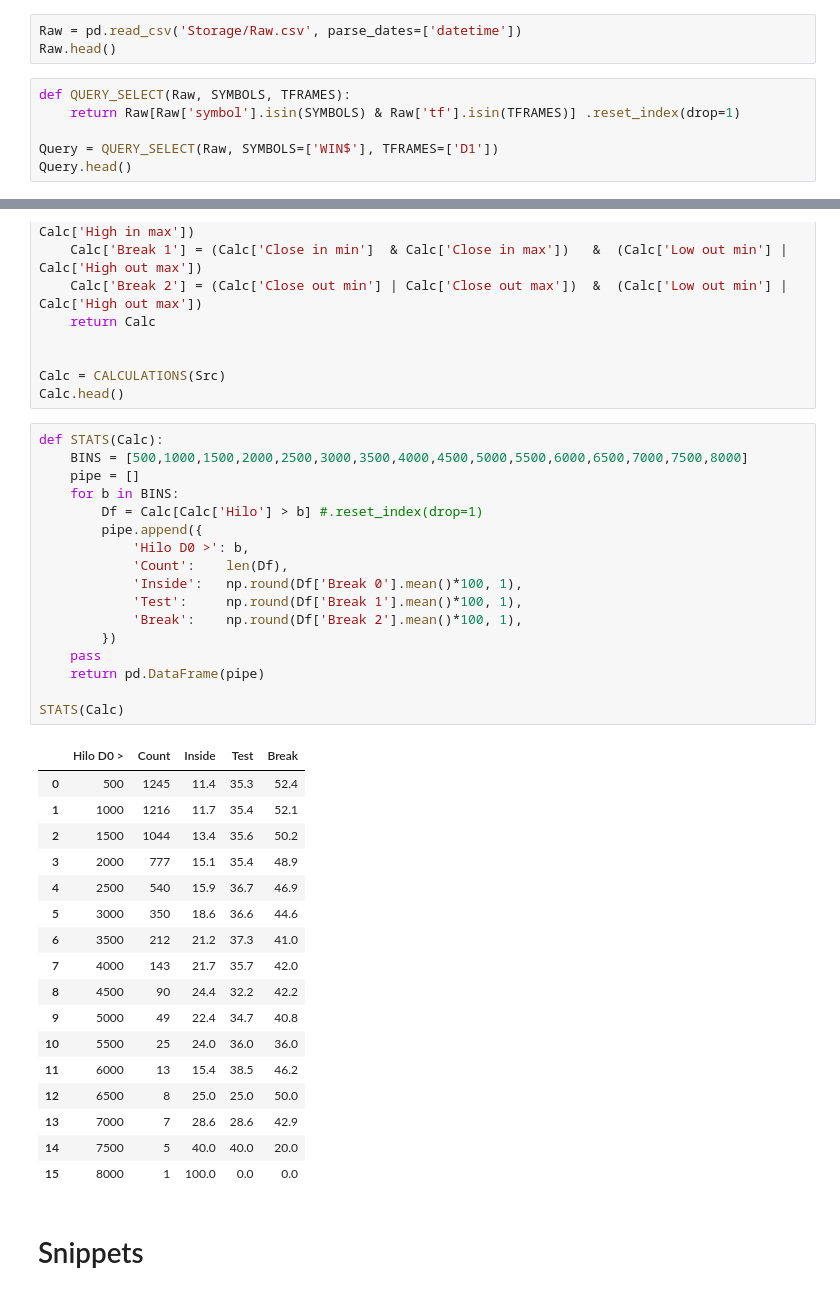
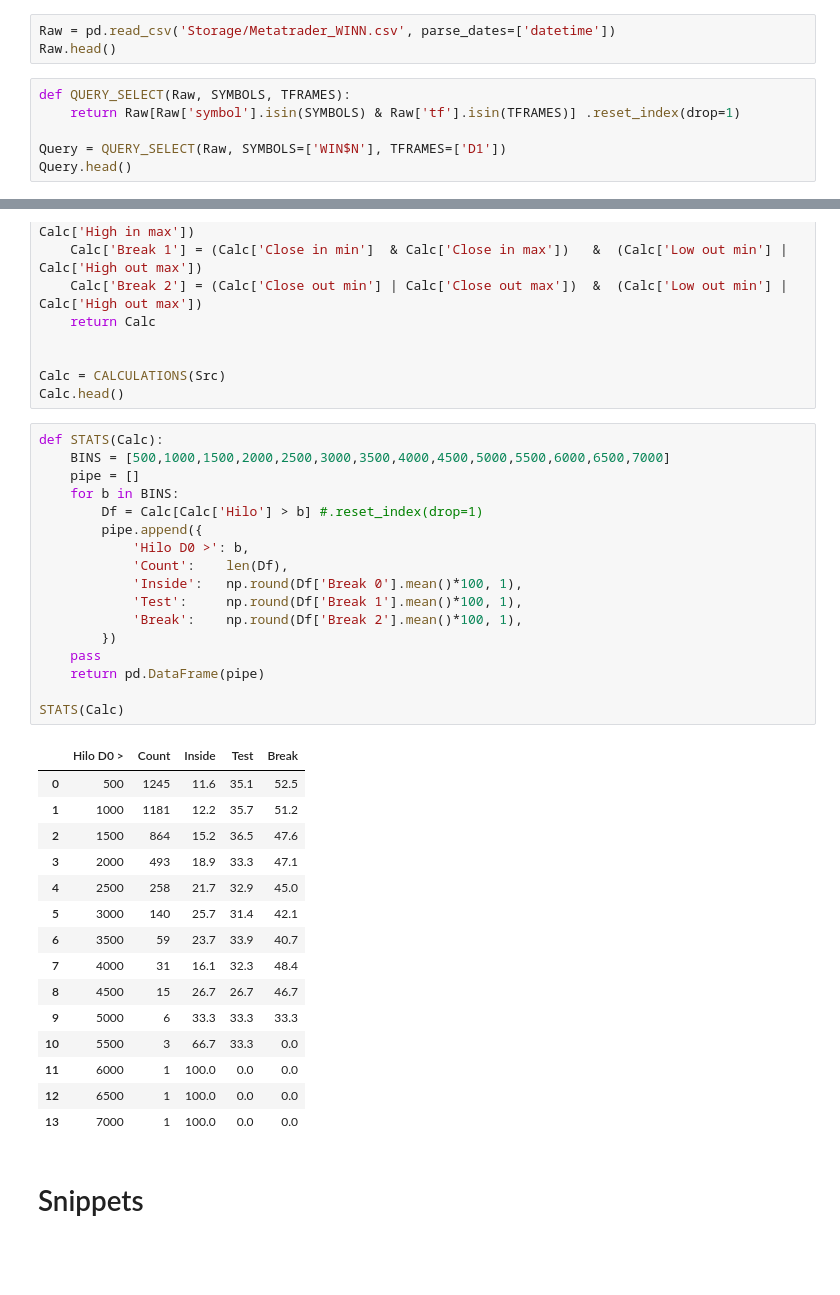
Before and after one commit to jhvissotto/Analise-Probabilistica-do-Mini-Indice, a Jupyter notebook: Stats Day/Tests n Breaks.ipynb, the cells around one changed output, grey strips where cells are left out. Cells and saved outputs as stored; diff of their text form; blank space fills up the shorter version.

```diff
--- a/Stats Day/Tests n Breaks.ipynb
+++ b/Stats Day/Tests n Breaks.ipynb
@@ -12,13 +12,13 @@ pd.set_option('display.max_columns', None)
 # %% [markdown]
 # Load
 # %%
-Raw = pd.read_csv('Storage/Raw.csv', parse_dates=['datetime'])
+Raw = pd.read_csv('Storage/Metatrader_WINN.csv', parse_dates=['datetime'])
 Raw.head()
 # %%
 def QUERY_SELECT(Raw, SYMBOLS, TFRAMES):
     return Raw[Raw['symbol'].isin(SYMBOLS) & Raw['tf'].isin(TFRAMES)] .reset_index(drop=1)
 
-Query = QUERY_SELECT(Raw, SYMBOLS=['WIN$'], TFRAMES=['D1'])
+Query = QUERY_SELECT(Raw, SYMBOLS=['WIN$N'], TFRAMES=['D1'])
 Query.head()
 # %% [markdown]
 # Data
@@ -70,39 +70,37 @@ Calc = CALCULATIONS(Src)
 Calc.head()
 # %%
 def STATS(Calc):
-    BINS = [500,1000,1500,2000,2500,3000,3500,4000,4500,5000,5500,6000,6500,7000,7500,8000]
+    BINS = [500,1000,1500,2000,2500,3000,3500,4000,4500,5000,5500,6000,6500,7000]
     pipe = []
     for b in BINS:
         Df = Calc[Calc['Hilo'] > b] #.reset_index(drop=1)
         pipe.append({
             'Hilo D0 >': b,
             'Count':    len(Df),
             'Inside':   np.round(Df['Break 0'].mean()*100, 1),
             'Test':     np.round(Df['Break 1'].mean()*100, 1),
             'Break':    np.round(Df['Break 2'].mean()*100, 1),
         })
     pass
     return pd.DataFrame(pipe)
 
 STATS(Calc)
 # %% [output]
 |  | Hilo D0 > | Count | Inside | Test | Break |
-| 0 | 500 | 1245 | 11.4 | 35.3 | 52.4 |
-| 1 | 1000 | 1216 | 11.7 | 35.4 | 52.1 |
-| 2 | 1500 | 1044 | 13.4 | 35.6 | 50.2 |
-| 3 | 2000 | 777 | 15.1 | 35.4 | 48.9 |
-| 4 | 2500 | 540 | 15.9 | 36.7 | 46.9 |
-| 5 | 3000 | 350 | 18.6 | 36.6 | 44.6 |
-| 6 | 3500 | 212 | 21.2 | 37.3 | 41.0 |
-| 7 | 4000 | 143 | 21.7 | 35.7 | 42.0 |
-| 8 | 4500 | 90 | 24.4 | 32.2 | 42.2 |
-| 9 | 5000 | 49 | 22.4 | 34.7 | 40.8 |
-| 10 | 5500 | 25 | 24.0 | 36.0 | 36.0 |
-| 11 | 6000 | 13 | 15.4 | 38.5 | 46.2 |
-| 12 | 6500 | 8 | 25.0 | 25.0 | 50.0 |
-| 13 | 7000 | 7 | 28.6 | 28.6 | 42.9 |
-| 14 | 7500 | 5 | 40.0 | 40.0 | 20.0 |
-| 15 | 8000 | 1 | 100.0 | 0.0 | 0.0 |
+| 0 | 500 | 1245 | 11.6 | 35.1 | 52.5 |
+| 1 | 1000 | 1181 | 12.2 | 35.7 | 51.2 |
+| 2 | 1500 | 864 | 15.2 | 36.5 | 47.6 |
+| 3 | 2000 | 493 | 18.9 | 33.3 | 47.1 |
+| 4 | 2500 | 258 | 21.7 | 32.9 | 45.0 |
+| 5 | 3000 | 140 | 25.7 | 31.4 | 42.1 |
+| 6 | 3500 | 59 | 23.7 | 33.9 | 40.7 |
+| 7 | 4000 | 31 | 16.1 | 32.3 | 48.4 |
+| 8 | 4500 | 15 | 26.7 | 26.7 | 46.7 |
+| 9 | 5000 | 6 | 33.3 | 33.3 | 33.3 |
+| 10 | 5500 | 3 | 66.7 | 33.3 | 0.0 |
+| 11 | 6000 | 1 | 100.0 | 0.0 | 0.0 |
+| 12 | 6500 | 1 | 100.0 | 0.0 | 0.0 |
+| 13 | 7000 | 1 | 100.0 | 0.0 | 0.0 |
 # %% [markdown]
 # Snippets
 # %%
```
Also changed, not shown: parts of 1 cell of this notebook, 23 other files.
